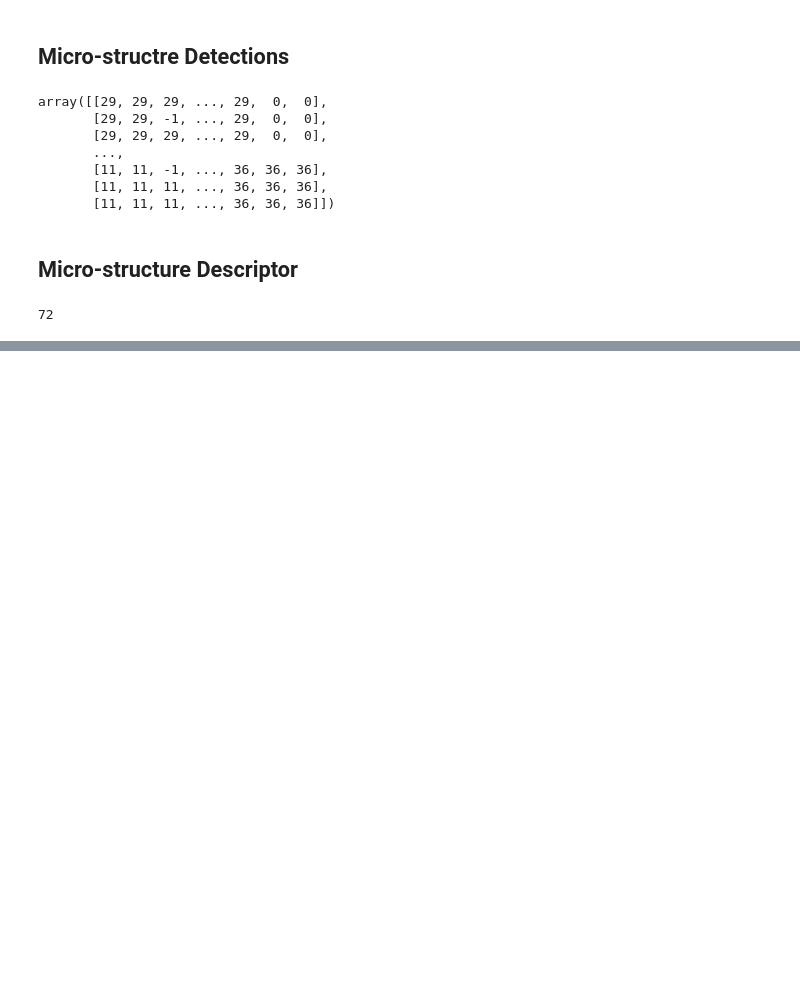
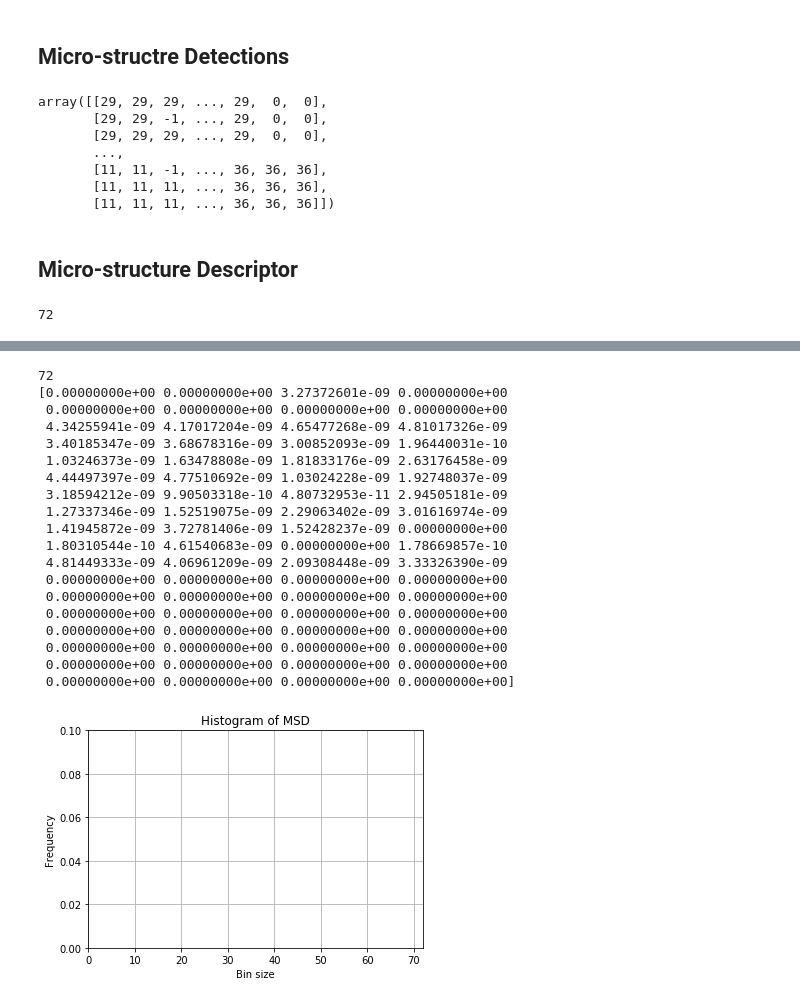
Before and after one commit to AdityaShaha/CBIR-Using-MSD, a Jupyter notebook: Image Retieval based on Micro Structure Description.ipynb, the cells around one changed output, grey strips where cells are left out. Cells and saved outputs as stored; diff of their text form; code cells hidden in the pictures; blank space fills up the shorter version.

```diff
--- a/Image Retieval based on Micro Structure Description.ipynb
+++ b/Image Retieval based on Micro Structure Description.ipynb
@@ -239,0 +242,20 @@ plt.show()
+# %%
+hist2 = np.array([0.        , 0.        , 0.43765507, 0.        , 0.        ,
+       0.        , 0.        , 0.        , 0.10294117, 0.18788818,
+       0.59721309, 0.66896865, 0.53707565, 0.45848017, 0.41602832,
+       0.46822238, 0.44610969, 0.50946126, 0.42606068, 0.30165289,
+       0.1781088 , 0.22321428, 0.29347823, 0.24999999, 0.29047617,
+       0.13970583, 0.24999997, 0.28395952, 0.32522454, 0.90119115,
+       0.79153037, 0.10144926, 0.3804517 , 0.36923073, 0.59514923,
+       0.        , 0.93151986, 0.59999988, 0.        , 0.58887279,
+       0.16666644, 0.5298549 , 0.36063213, 0.09999992, 0.        ,
+       0.        , 0.        , 0.        , 0.        , 0.        ,
+       0.        , 0.        , 0.        , 0.        , 0.        ,
+       0.        , 0.        , 0.        , 0.        , 0.        ,
+       0.        , 0.        , 0.        , 0.        , 0.        ,
+       0.        , 0.        , 0.        , 0.        , 0.        ,
+       0.        , 0.        ])
+# %%
+diff2 = hist - hist2
+np.count_nonzero(hist2)
+diff2
@@ -239,0 +281,32 @@ plt.show()
+# %%
+print len(hist)
+print(abs(diff2))
+plt.axis([0, 72, 0, 0.1])
+plt.bar(np.arange(72),abs(diff2))
+plt.xlabel('Bin size')
+plt.ylabel('Frequency')
+plt.title('Histogram of MSD')
+plt.grid(True)
+
+plt.show()
+# %% [output]
+72
+[0.00000000e+00 0.00000000e+00 3.27372601e-09 0.00000000e+00
+ 0.00000000e+00 0.00000000e+00 0.00000000e+00 0.00000000e+00
+ 4.34255941e-09 4.17017204e-09 4.65477268e-09 4.81017326e-09
+ 3.40185347e-09 3.68678316e-09 3.00852093e-09 1.96440031e-10
+ 1.03246373e-09 1.63478808e-09 1.81833176e-09 2.63176458e-09
+ 4.44497397e-09 4.77510692e-09 1.03024228e-09 1.92748037e-09
+ 3.18594212e-09 9.90503318e-10 4.80732953e-11 2.94505181e-09
+ 1.27337346e-09 1.52519075e-09 2.29063402e-09 3.01616974e-09
+ 1.41945872e-09 3.72781406e-09 1.52428237e-09 0.00000000e+00
+ 1.80310544e-10 4.61540683e-09 0.00000000e+00 1.78669857e-10
+ 4.81449333e-09 4.06961209e-09 2.09308448e-09 3.33326390e-09
+ 0.00000000e+00 0.00000000e+00 0.00000000e+00 0.00000000e+00
+ 0.00000000e+00 0.00000000e+00 0.00000000e+00 0.00000000e+00
+ 0.00000000e+00 0.00000000e+00 0.00000000e+00 0.00000000e+00
+ 0.00000000e+00 0.00000000e+00 0.00000000e+00 0.00000000e+00
+ 0.00000000e+00 0.00000000e+00 0.00000000e+00 0.00000000e+00
+ 0.00000000e+00 0.00000000e+00 0.00000000e+00 0.00000000e+00
+ 0.00000000e+00 0.00000000e+00 0.00000000e+00 0.00000000e+00]
+[figure, added]
```
Also changed, not shown: parts of 2 cells of this notebook, 3 other files.
